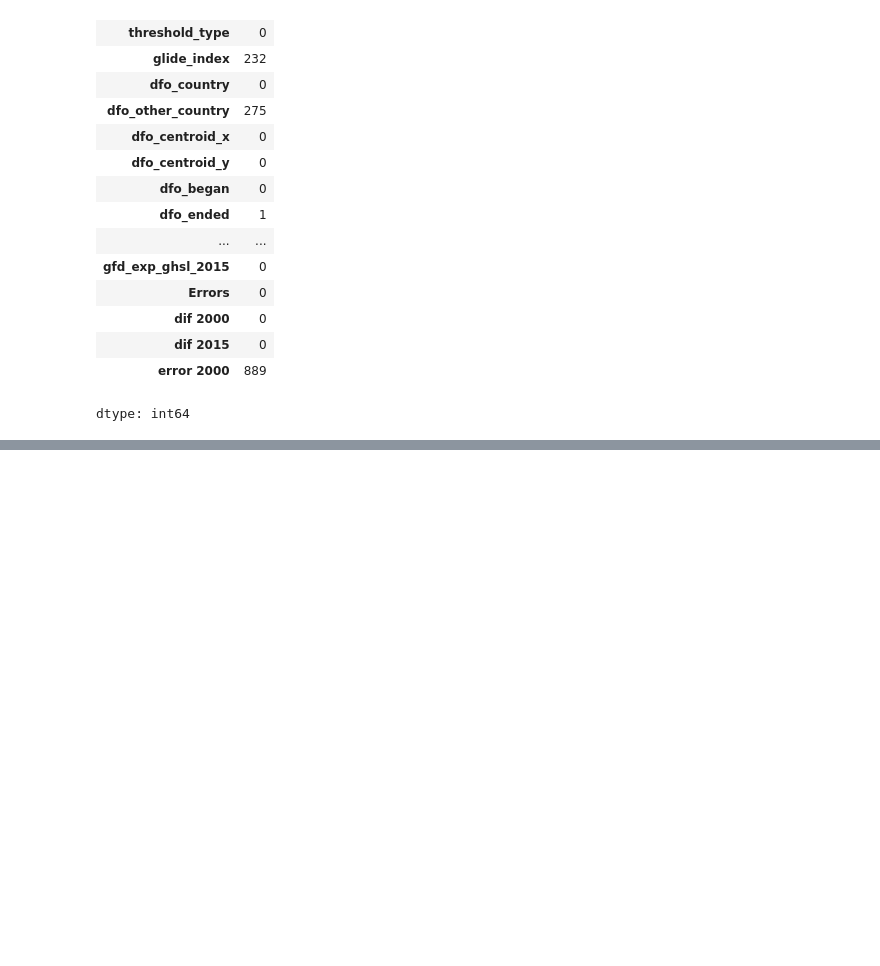
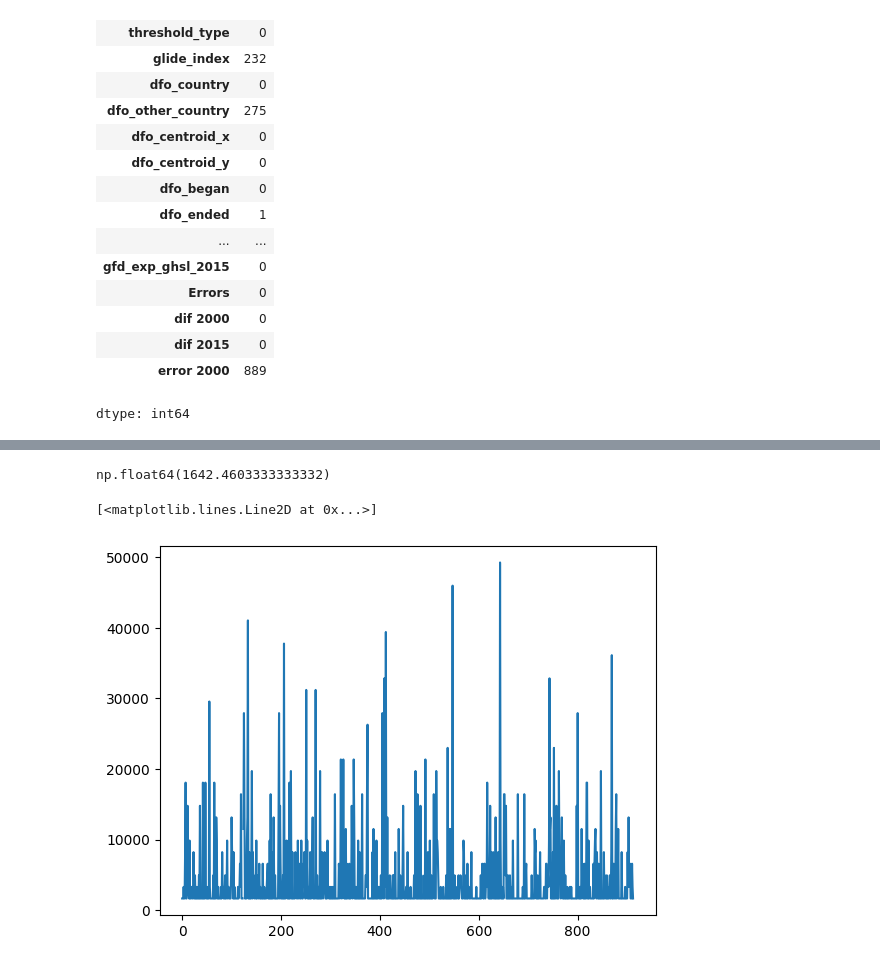
Before and after one commit to Patchaa119/BSC_DPDM2025, a Jupyter notebook: CH3_Data_Preprocessing.ipynb, the cells around one changed output, grey strips where cells are left out. Saved outputs shown, nothing was run; the diff lists cells and outputs as text; code cells hidden in the pictures; blank space fills up the shorter version.

```diff
--- a/CH3_Data_Preprocessing.ipynb
+++ b/CH3_Data_Preprocessing.ipynb
@@ -259,0 +319,18 @@ dtype: int64
+# %%
+def put_value_into_bin(value,bin_edges=outputhist[1]):
+  for i in range(len(bin_edges)-1):
+    if value >= bin_edges[i] and value < bin_edges[i+1]:
+      new_val = (bin_edges[i]+bin_edges[i+1]-bin_edges[i])/2
+      return new_val
+  return None
+# %%
+put_value_into_bin(3000,outputhist[1])
+# %% [output]
+np.float64(1642.4603333333332)
+# %%
+flood['gfd_area_bin'] = flood['gfd_area'].apply(lambda x: put_value_into_bin(x,outputhist[1]))
+# %%
+plt.plot(flood['gfd_area_bin'])
+# %% [output]
+[<matplotlib.lines.Line2D at 0x...>]
+[figure, added]
```
Also changed, not shown: parts of 21 cells of this notebook.
